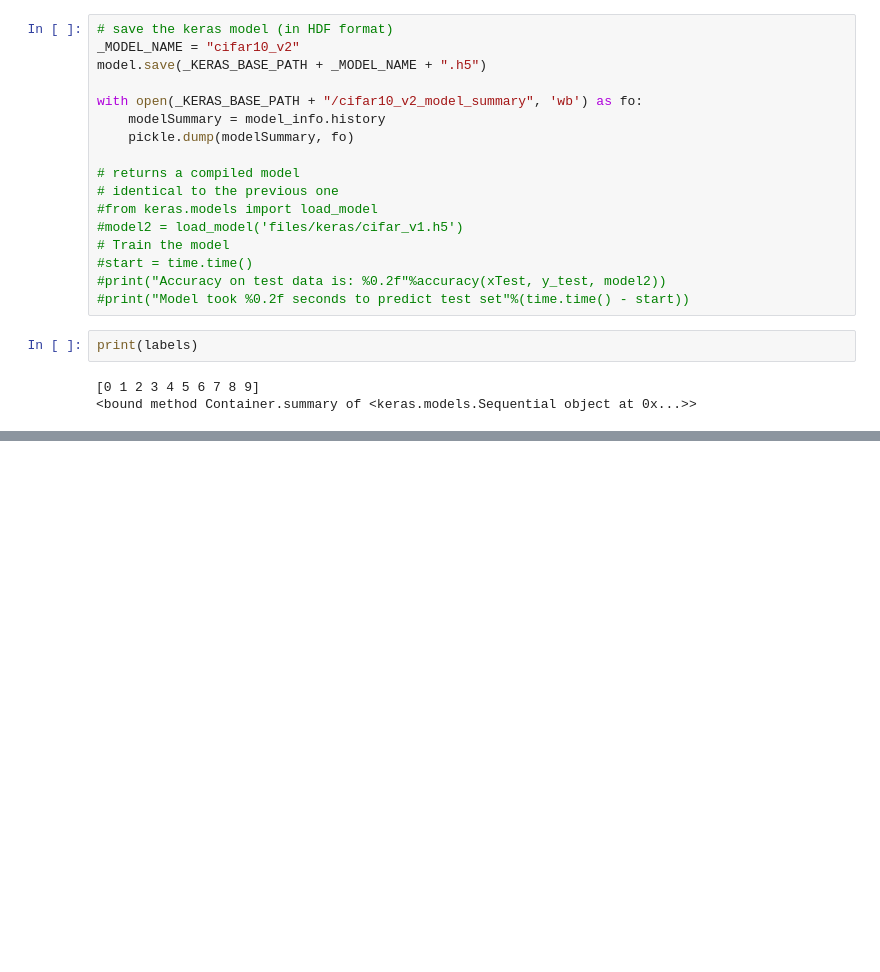
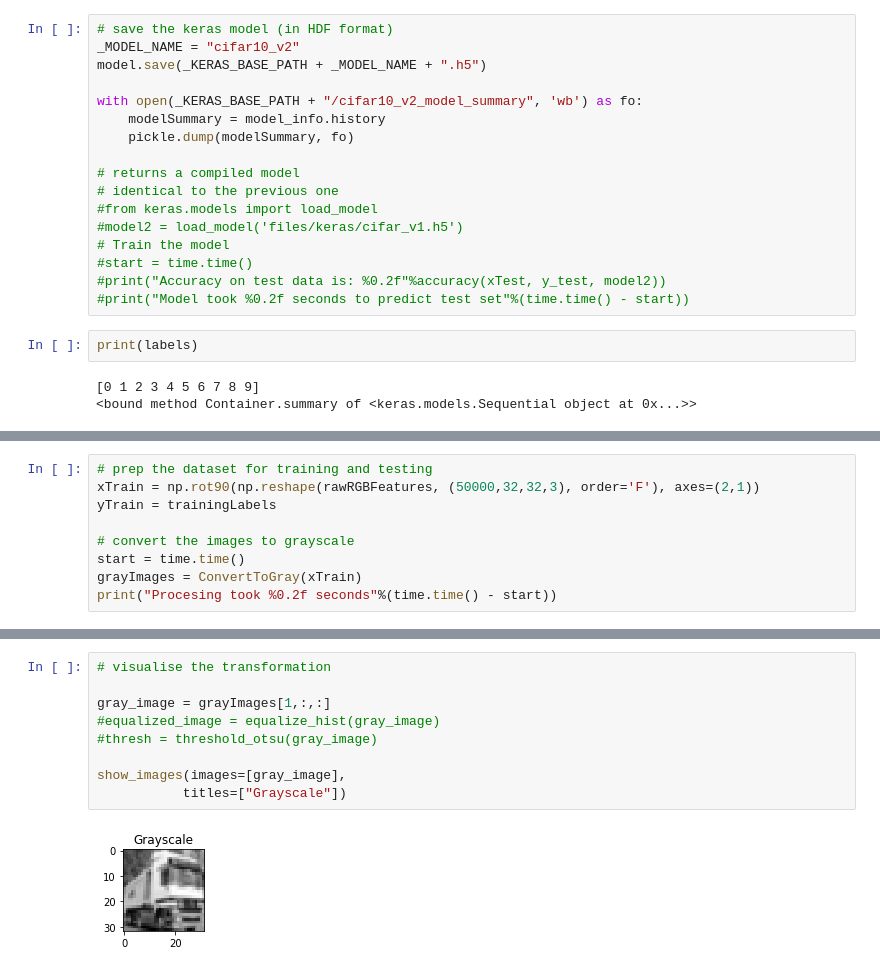
Before and after one commit to nagibshah/CIFAR-10-ImageClassifier, a Jupyter notebook: Cifar10-ImageClassifier.ipynb, the cells around one changed output, grey strips where cells are left out. Drawn from its saved outputs; the diff is of its cells as text; blank space fills up the shorter version.

```diff
--- a/Cifar10-ImageClassifier.ipynb
+++ b/Cifar10-ImageClassifier.ipynb
@@ -690,0 +736,9 @@ print(labels)
+# %%
+# prep the dataset for training and testing
+xTrain = np.rot90(np.reshape(rawRGBFeatures, (50000,32,32,3), order='F'), axes=(2,1))
+yTrain = trainingLabels
+
+# convert the images to grayscale
+start = time.time()
+grayImages = ConvertToGray(xTrain)
+print("Procesing took %0.2f seconds"%(time.time() - start))
@@ -690,0 +747,11 @@ print(labels)
+# %%
+# visualise the transformation
+
+gray_image = grayImages[1,:,:]
+#equalized_image = equalize_hist(gray_image)
+#thresh = threshold_otsu(gray_image)
+
+show_images(images=[gray_image],
+           titles=["Grayscale"])
+# %% [output]
+[figure, added]
```
Also changed, not shown: parts of 17 cells of this notebook.
